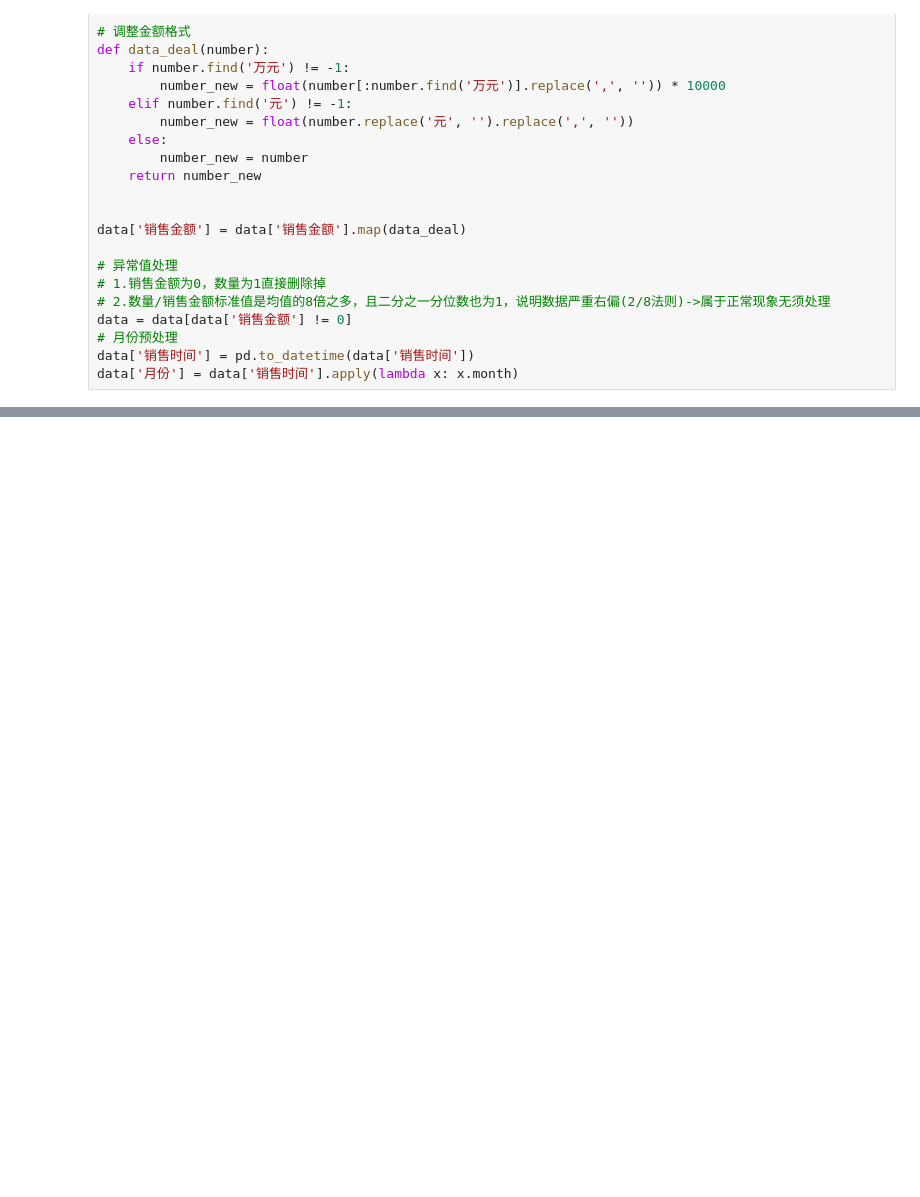
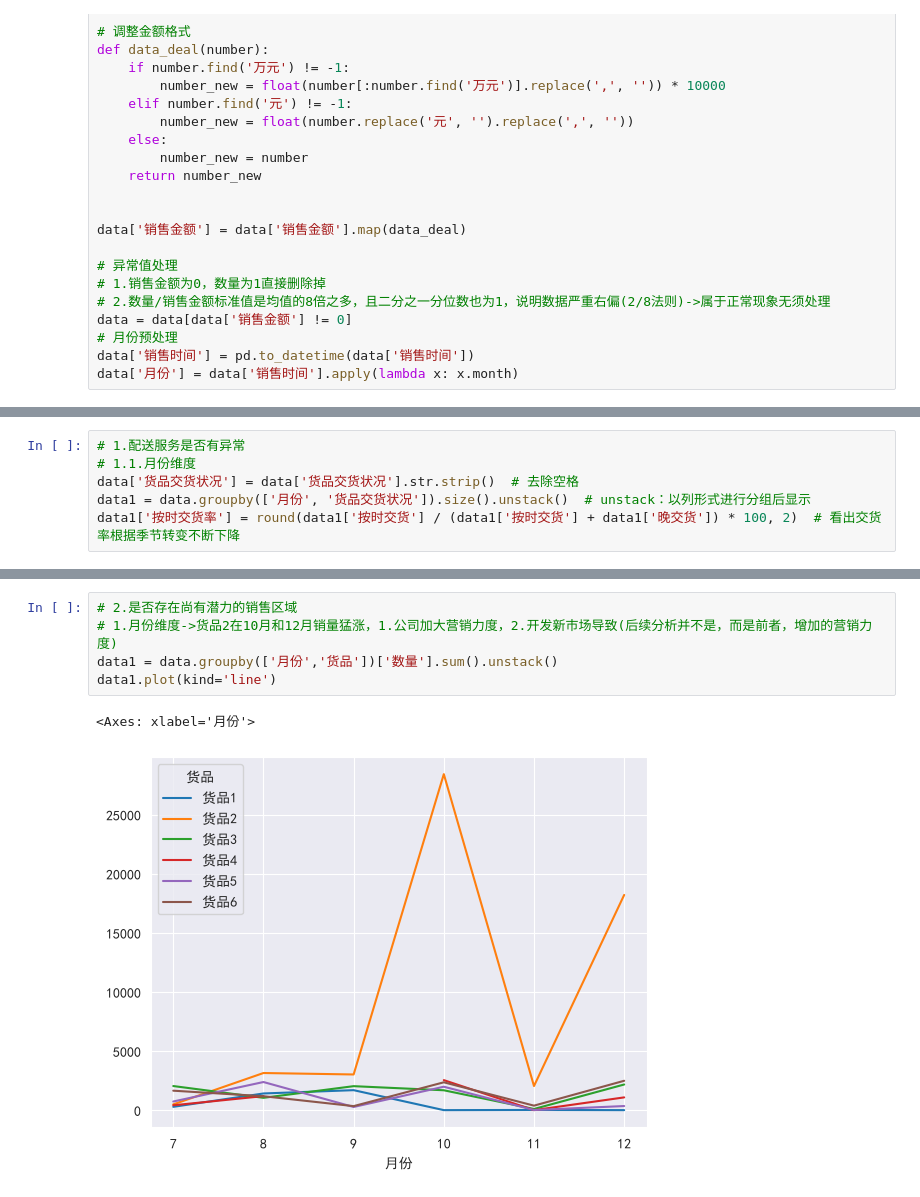
Before and after one commit to 1Zizhang/logistics-data-analysis, a Jupyter notebook: code/analysis.ipynb, the cells around one changed output, grey strips where cells are left out. Cells and saved outputs as stored; diff of their text form; blank space fills up the shorter version.

```diff
--- a/code/analysis.ipynb
+++ b/code/analysis.ipynb
@@ -58,0 +46,6 @@ data
+# %%
+# 1.配送服务是否有异常
+# 1.1.月份维度
+data['货品交货状况'] = data['货品交货状况'].str.strip()  # 去除空格
+data1 = data.groupby(['月份', '货品交货状况']).size().unstack()  # unstack：以列形式进行分组后显示
+data1['按时交货率'] = round(data1['按时交货'] / (data1['按时交货'] + data1['晚交货']) * 100, 2)  # 看出交货率根据季节转变不断下降
@@ -58,0 +107,8 @@ data
+# %%
+# 2.是否存在尚有潜力的销售区域
+# 1.月份维度->货品2在10月和12月销量猛涨，1.公司加大营销力度，2.开发新市场导致(后续分析并不是，而是前者，增加的营销力度)
+data1 = data.groupby(['月份','货品'])['数量'].sum().unstack()
+data1.plot(kind='line')
+# %% [output]
+<Axes: xlabel='月份'>
+[figure, added]
```
Also changed, not shown: parts of 7 cells of this notebook, 2 other files.
